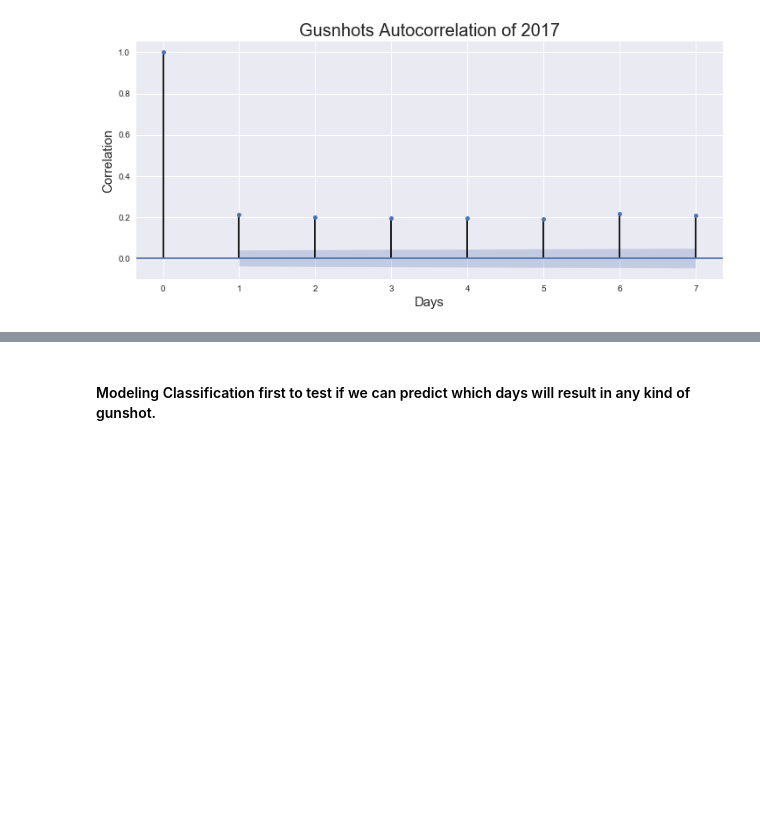
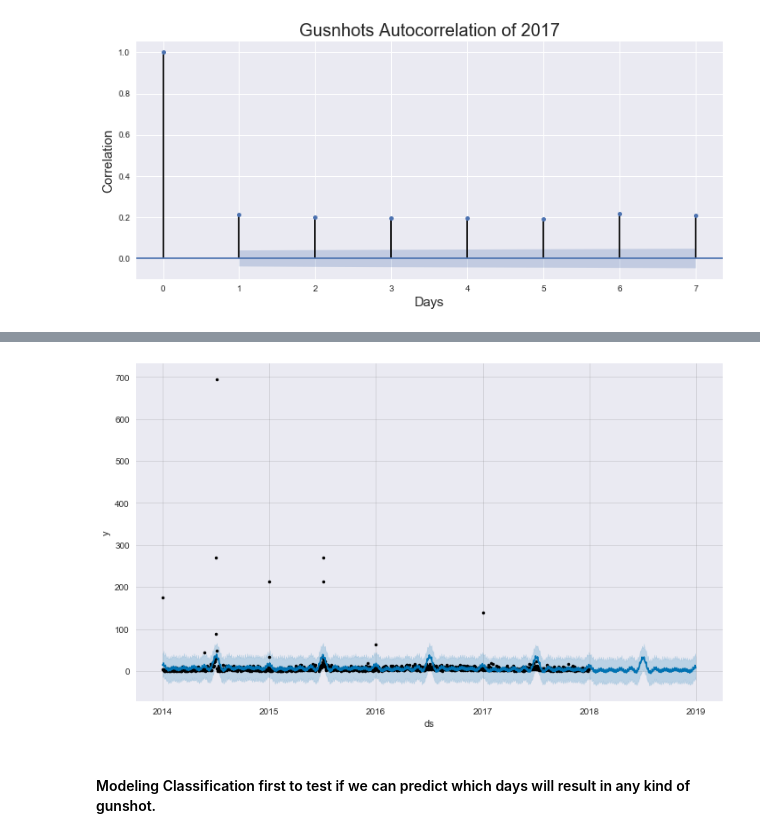
Before and after one commit to haoapple/The_Lab_DC_client_project, a Jupyter notebook: 04.Modeling.ipynb, the cells around one changed output, grey strips where cells are left out. Saved outputs shown, nothing was run; the diff lists cells and outputs as text; code cells hidden in the pictures; blank space fills up the shorter version.

```diff
--- a/04.Modeling.ipynb
+++ b/04.Modeling.ipynb
@@ -93,3 +142,8 @@ ax.set_ylabel('Correlation', size=15);
+# %%
+fig2 = proph.plot(forecast)
+a = add_changepoints_to_plot(fig.gca(), proph, forecast)
+# %% [output]
+[figure, added]
 # %% [markdown]
 #### Modeling Classification first to test if we can predict which days will result in any kind of gunshot.
 # %%
```
Also changed, not shown: parts of 15 cells of this notebook, 4 other files.
